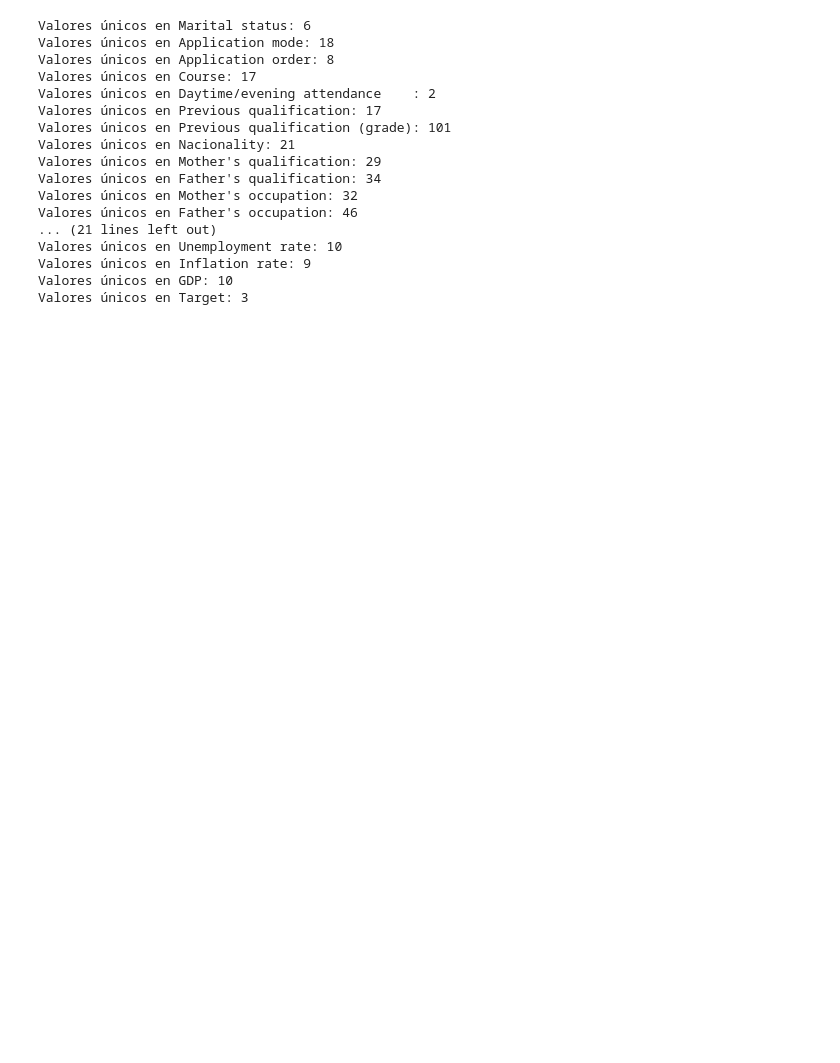
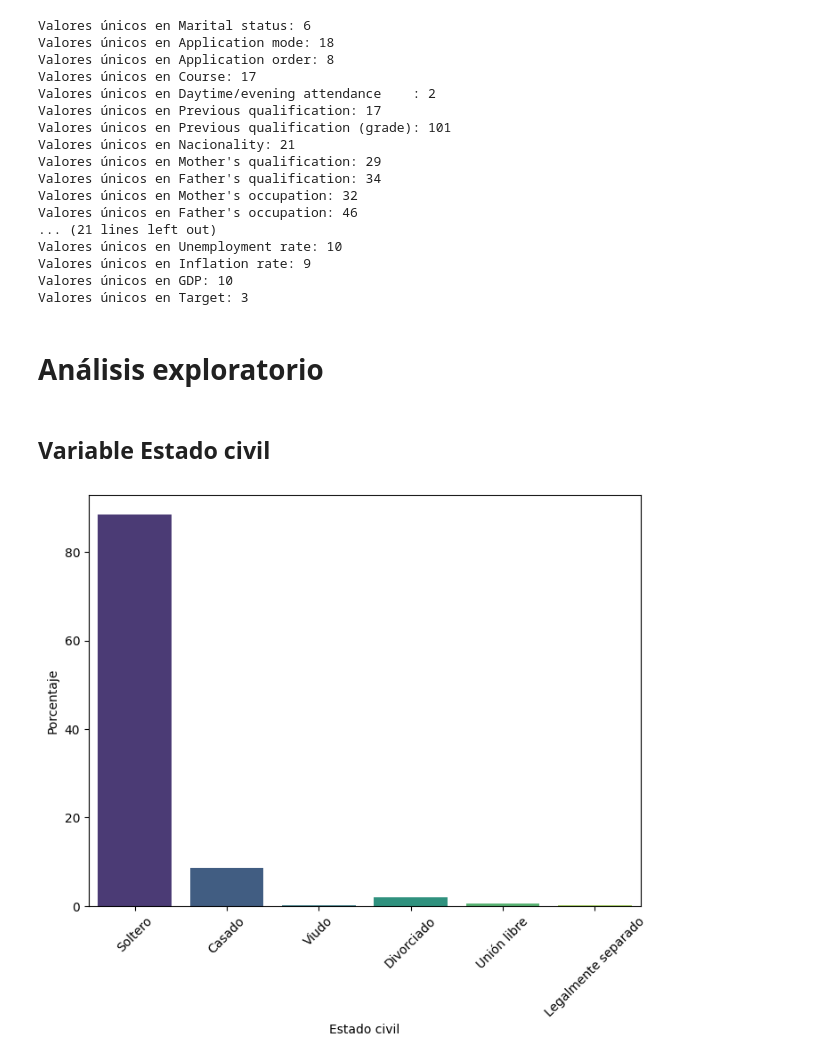
Before and after one commit to javel3232/Predict-students-dropout-and-academic-success, a Jupyter notebook: EDA.ipynb, the cells around one changed output. Cells and saved outputs as stored; diff of their text form; code cells hidden in the pictures; blank space fills up the shorter version.

```diff
--- a/EDA.ipynb
+++ b/EDA.ipynb
@@ -148,3 +158,18 @@ Valores únicos en Unemployment rate: 10
 Valores únicos en Inflation rate: 9
 Valores únicos en GDP: 10
 Valores únicos en Target: 3
+# %% [markdown]
+# Análisis exploratorio
+# %% [markdown]
+## Variable Estado civil
+# %%
+plt.figure(figsize=(8,6))
+
+#Creamos un d
+sns.countplot(data=datos, x='Marital status', stat='percent', palette='viridis')
+plt.xticks(ticks=[0,1,2,3,4,5], labels=['Soltero','Casado', 'Viudo','Divorciado','Unión libre','Legalmente separado'], rotation=45)
+plt.xlabel('Estado civil')
+plt.ylabel('Porcentaje')
+plt.show()
+# %% [output]
+[figure, added]
```
Also changed, not shown: parts of 42 cells of this notebook.
